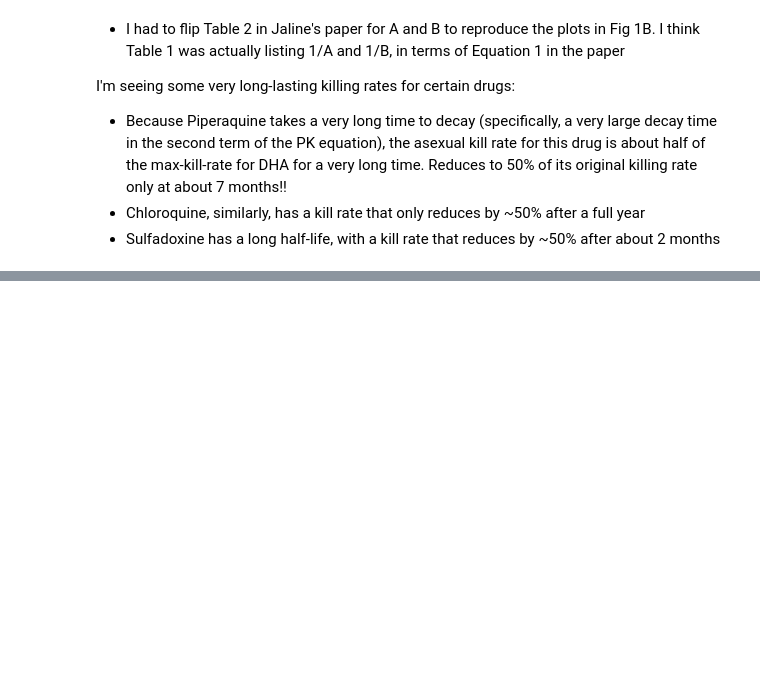
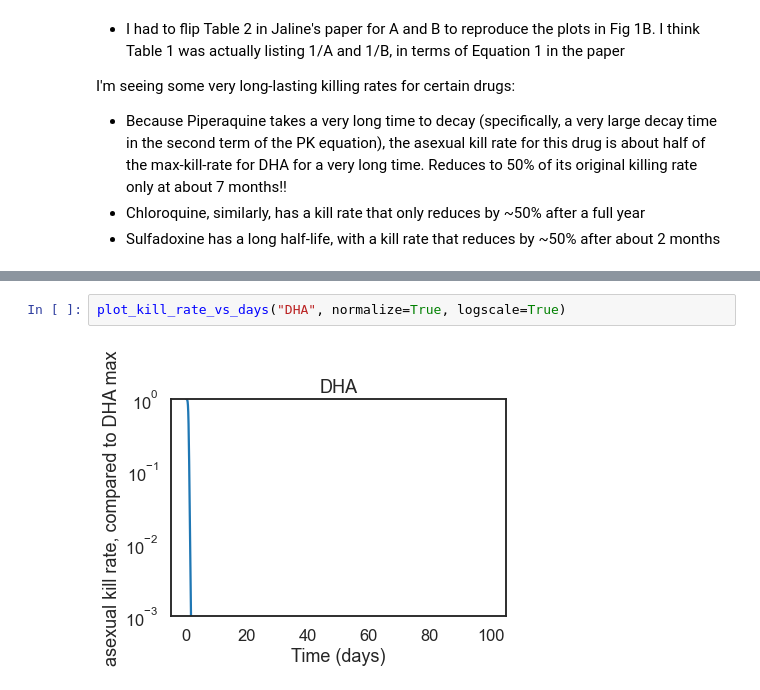
Before and after one commit to jgsuresh/sandbox-jsuresh, a Jupyter notebook: drug_pkpd/pkpd_v1.ipynb, the cells around one changed output, grey strips where cells are left out. Saved outputs shown, nothing was run; the diff lists cells and outputs as text; blank space fills up the shorter version.

```diff
--- a/drug_pkpd/pkpd_v1.ipynb
+++ b/drug_pkpd/pkpd_v1.ipynb
@@ -242,0 +269,4 @@ I'm seeing some very long-lasting killing rates for certain drugs:
+# %%
+plot_kill_rate_vs_days("DHA", normalize=True, logscale=True)
+# %% [output]
+[figure, added]
```
Also changed, not shown: parts of 25 cells of this notebook.
